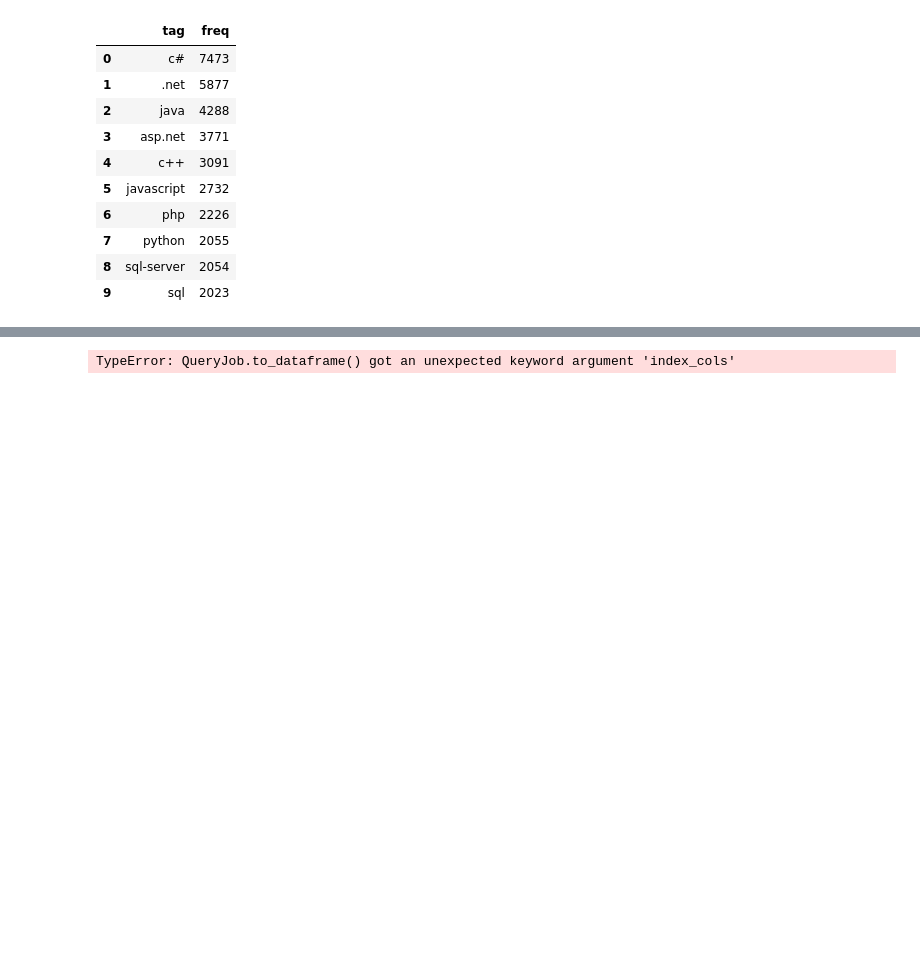
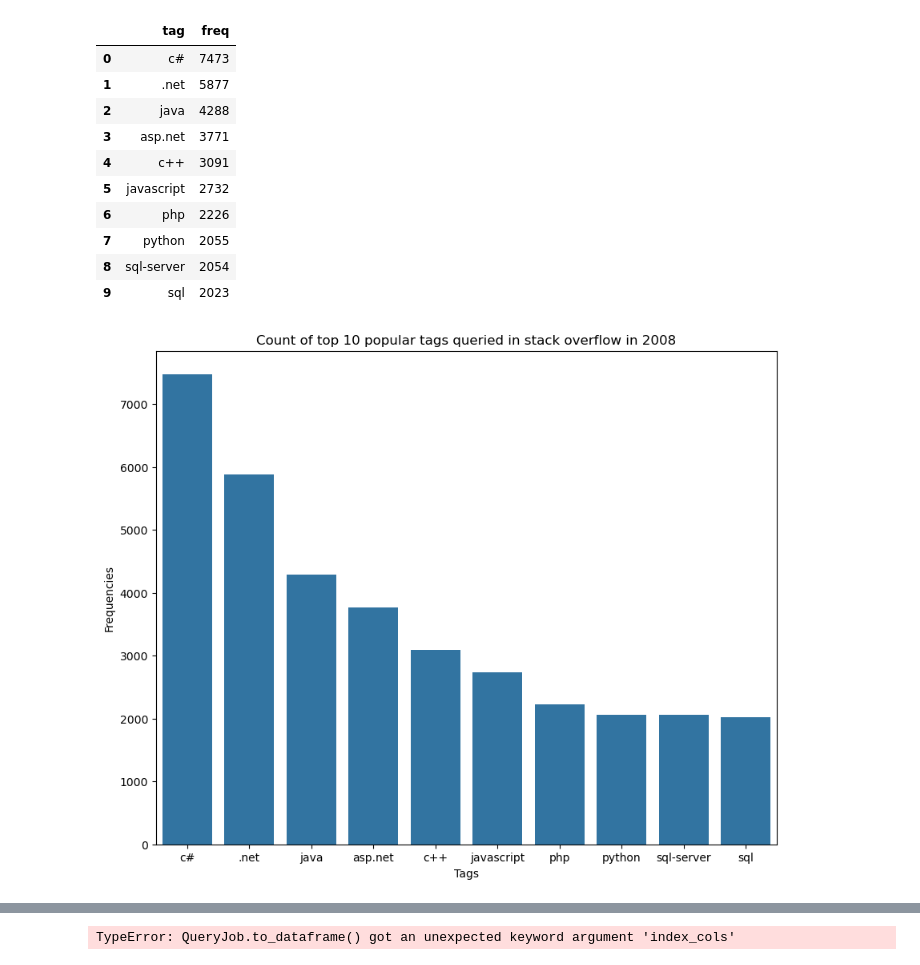
Before and after one commit to vrsyvby/bda-assignment-parta, a Jupyter notebook: BigQuery.ipynb, the cells around one changed output, grey strips where cells are left out. Drawn from its saved outputs; the diff is of its cells as text; code cells hidden in the pictures; blank space fills up the shorter version.

Commit message:
Focus Area: Bigquery added Bar Plots and time series plots

```diff
--- a/BigQuery.ipynb
+++ b/BigQuery.ipynb
@@ -241,4 +241,17 @@ popular_tags_by_debut_year
 | 7 | python | 2055 |
 | 8 | sql-server | 2054 |
 | 9 | sql | 2023 |
+# %%
+import seaborn as sns
+import matplotlib.pyplot as plt
+
+plt.figure(figsize=(10, 8))
+sns.barplot(data=popular_tags_by_debut_year, x = 'tag',y='freq')
+
+plt.title("Count of top 10 popular tags queried in stack overflow in 2008")
+plt.xlabel("Tags")
+plt.ylabel("Frequencies")
+plt.show()
+# %% [output]
+[figure, added]
 # %%
```
Also changed, not shown: parts of 6 cells of this notebook.
